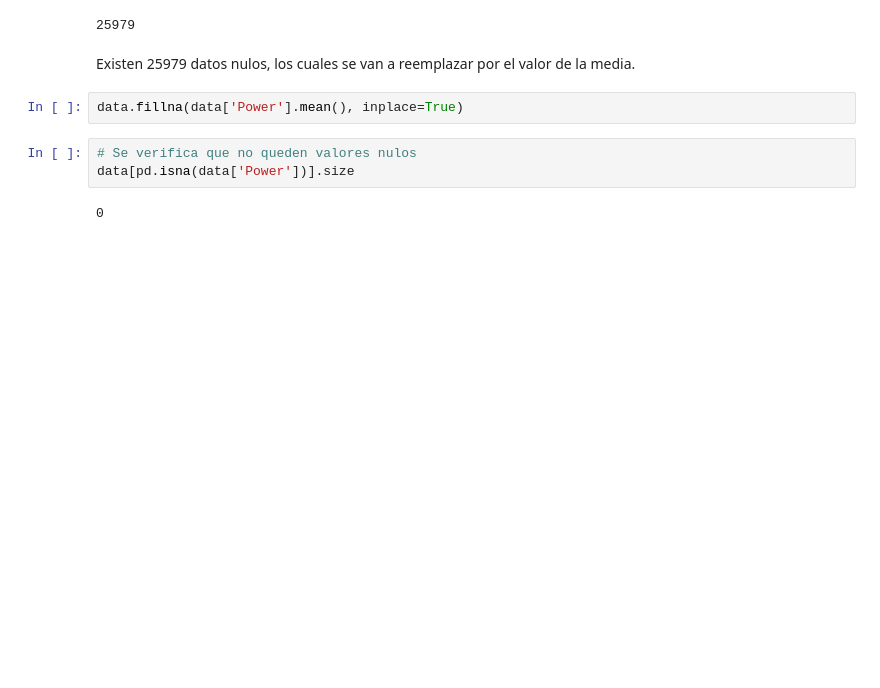
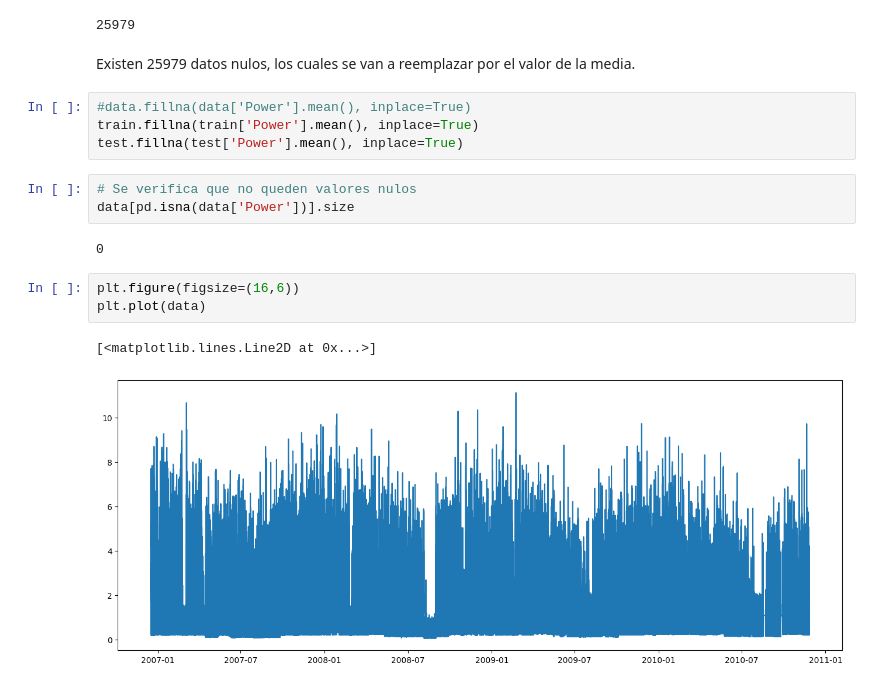
Before and after one commit to dcrovo/DeepLearning-Power-Prediction, a Jupyter notebook: src/TallerASP.ipynb, the cells around one changed output. Drawn from its saved outputs; the diff is of its cells as text; blank space fills up the shorter version.

```diff
--- a/src/TallerASP.ipynb
+++ b/src/TallerASP.ipynb
@@ -66,10 +88,18 @@ data[pd.isna(data['Power'])].size
 25979
 # %% [markdown]
 Existen 25979 datos nulos, los cuales se van a reemplazar por el valor de la media.
-# %%
-data.fillna(data['Power'].mean(), inplace=True)
+# %%
+#data.fillna(data['Power'].mean(), inplace=True)
+train.fillna(train['Power'].mean(), inplace=True)
+test.fillna(test['Power'].mean(), inplace=True)
 # %%
 # Se verifica que no queden valores nulos
 data[pd.isna(data['Power'])].size
 # %% [output]
 0
+# %%
+plt.figure(figsize=(16,6))
+plt.plot(data)
+# %% [output]
+[<matplotlib.lines.Line2D at 0x...>]
+[figure, added]
```
Also changed, not shown: parts of 22 cells of this notebook, 1 other file.
